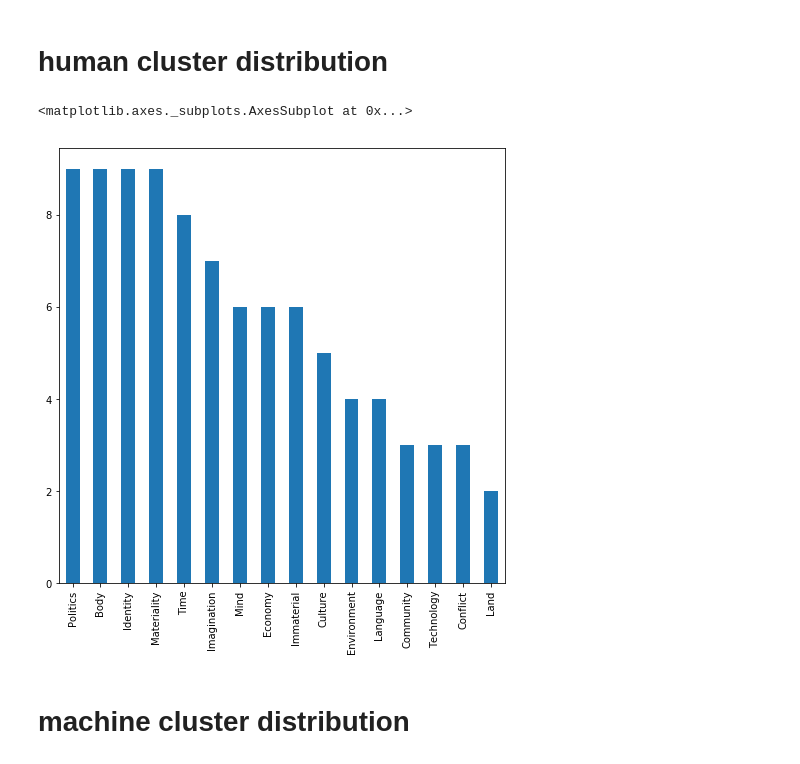
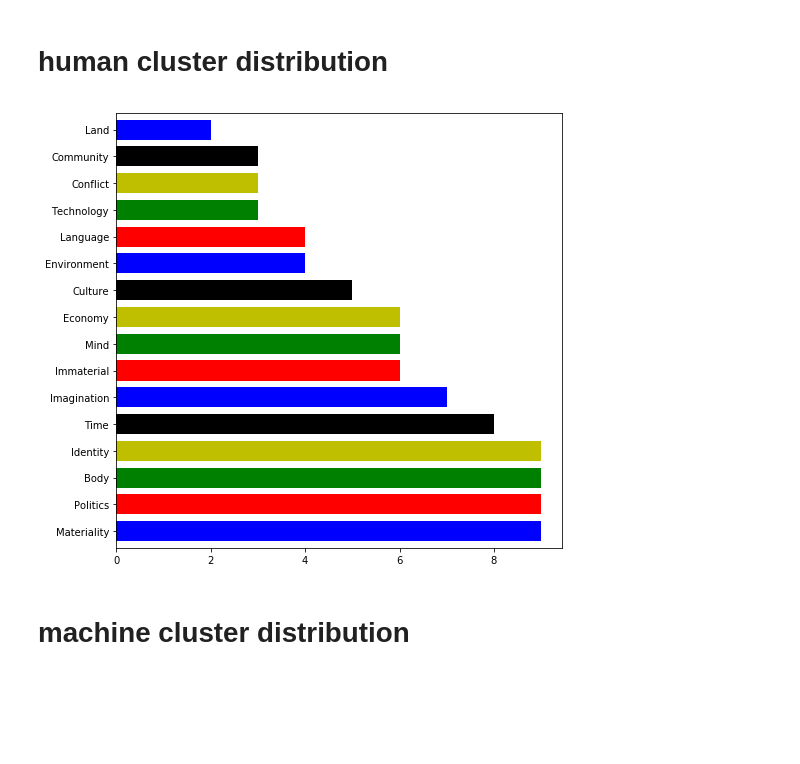
Before and after one commit to darenr/kadist-autotagging, a Jupyter notebook: Cluster-Assignment-Demo.ipynb, the cells around one changed output. Cells and saved outputs as stored; diff of their text form; code cells hidden in the pictures; blank space fills up the shorter version.

```diff
--- a/Cluster-Assignment-Demo.ipynb
+++ b/Cluster-Assignment-Demo.ipynb
@@ -3,13 +3,16 @@ import pandas as pd
 import matplotlib
 import numpy as np
 import matplotlib.pyplot as plt
+from itertools import cycle, islice
 %matplotlib inline
+
 
 df = pd.read_csv('results_wup_0.8.csv')
 
 # remove rows where no clusters
 df = df.dropna(subset=['machine_clusters'])
 df = df.dropna(subset=['human_clusters'])
+df['success'] = df['hits'] > 0
 # %% [markdown]
 # How well overall did machine do
 
@@ -50,12 +56,12 @@ Conclusion from the above is that the machine agrees much more often when the hu
 # human cluster distribution
 # %%
 df['human_clusters'].str.split(',', expand=True).head(50)
+my_colors = list(islice(cycle(['b', 'r', 'g', 'y', 'k']), None, len(df)))
 pd.concat([pd.Series(row['human_clusters'].split(','))
                     for _, row in df.iterrows()]).reset_index()[0]\
-    .value_counts().plot(kind='bar', figsize=(8,8));
+    .value_counts().plot(kind='barh', figsize=(8,8), colors=my_colors, width=0.75);
 # %% [output]
-<matplotlib.axes._subplots.AxesSubplot at 0x...>
-[figure, old version]
+[figure, new version]
 # %% [markdown]
 # machine cluster distribution
 # %%
```
Also changed, not shown: parts of 7 cells of this notebook, 6 other files.
